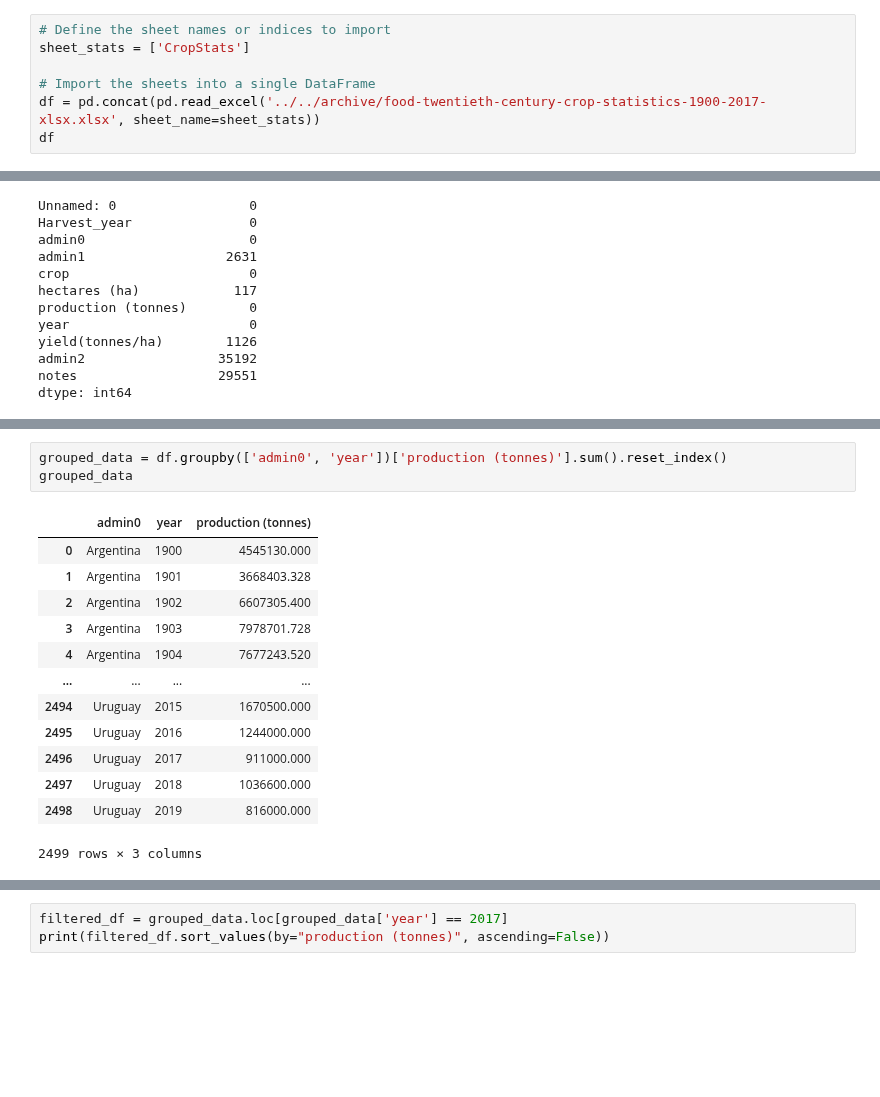
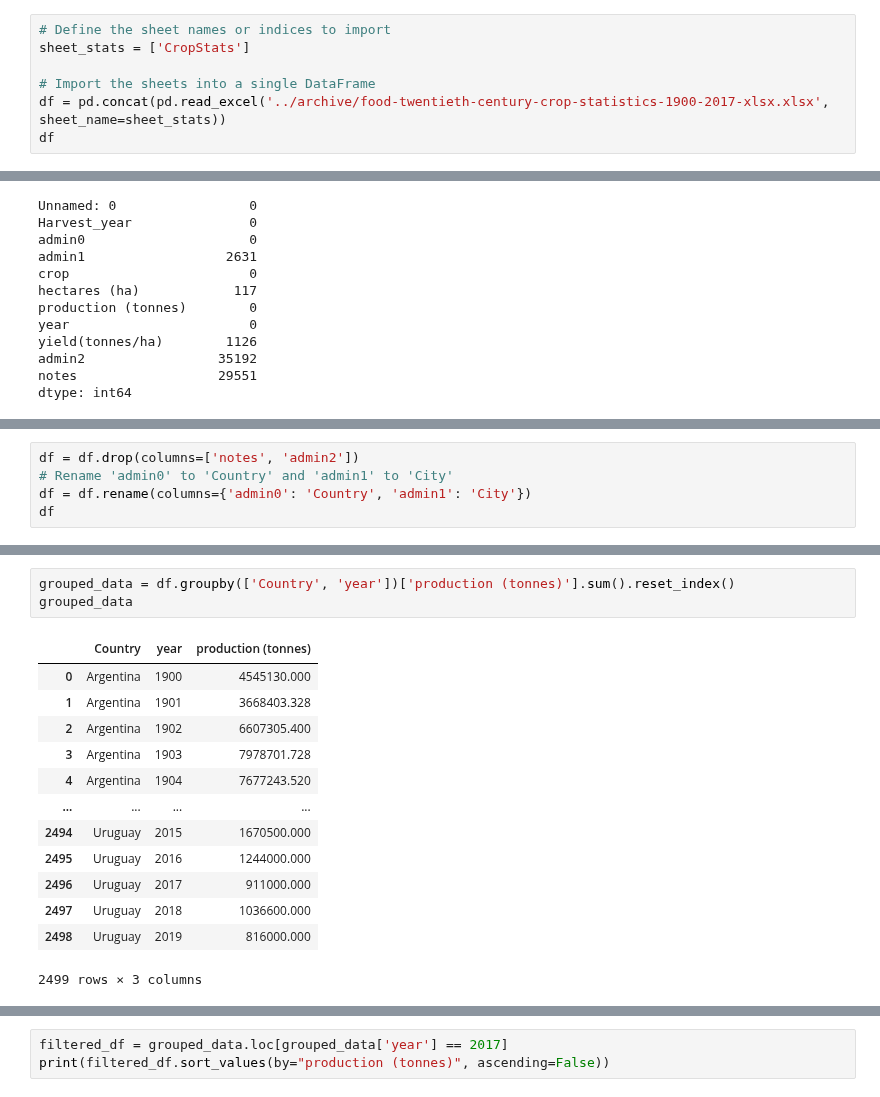
Before and after one commit to 16dina/DataExplorers, a Jupyter notebook: notebooks/EDA_cropsPlaygroundDina.ipynb, the cells around one changed output, grey strips where cells are left out. Saved outputs shown, nothing was run; the diff lists cells and outputs as text; blank space fills up the shorter version.

Commit message:
Work on crop dataset

```diff
--- a/notebooks/EDA_cropsPlaygroundDina.ipynb
+++ b/notebooks/EDA_cropsPlaygroundDina.ipynb
@@ -17,7 +17,7 @@ from sklearn import metrics
 sheet_stats = ['CropStats']
 
 # Import the sheets into a single DataFrame
-df = pd.concat(pd.read_excel('../../archive/food-twentieth-century-crop-statistics-1900-2017-xlsx.xlsx', sheet_name=sheet_stats))
+df = pd.concat(pd.read_excel('../archive/food-twentieth-century-crop-statistics-1900-2017-xlsx.xlsx', sheet_name=sheet_stats))
 df
 # %% [output]
 |  |  | Unnamed: 0 | Harvest_year | admin0 | admin1 | crop | hectares (ha) | production (tonnes) | ... |
@@ -91,0 +115,5 @@ dtype: int64
+# %%
+df = df.drop(columns=['notes', 'admin2'])
+# Rename 'admin0' to 'Country' and 'admin1' to 'City'
+df = df.rename(columns={'admin0': 'Country', 'admin1': 'City'})
+df
@@ -92,8 +134,8 @@ dtype: int64
 # %%
-grouped_data = df.groupby(['admin0', 'year'])['production (tonnes)'].sum().reset_index()
+grouped_data = df.groupby(['Country', 'year'])['production (tonnes)'].sum().reset_index()
 grouped_data
 # %% [output]
-|  | admin0 | year | production (tonnes) |
+|  | Country | year | production (tonnes) |
 | 0 | Argentina | 1900 | 4545130.000 |
 | 1 | Argentina | 1901 | 3668403.328 |
 | 2 | Argentina | 1902 | 6607305.400 |
```
Also changed, not shown: parts of 30 cells of this notebook.
